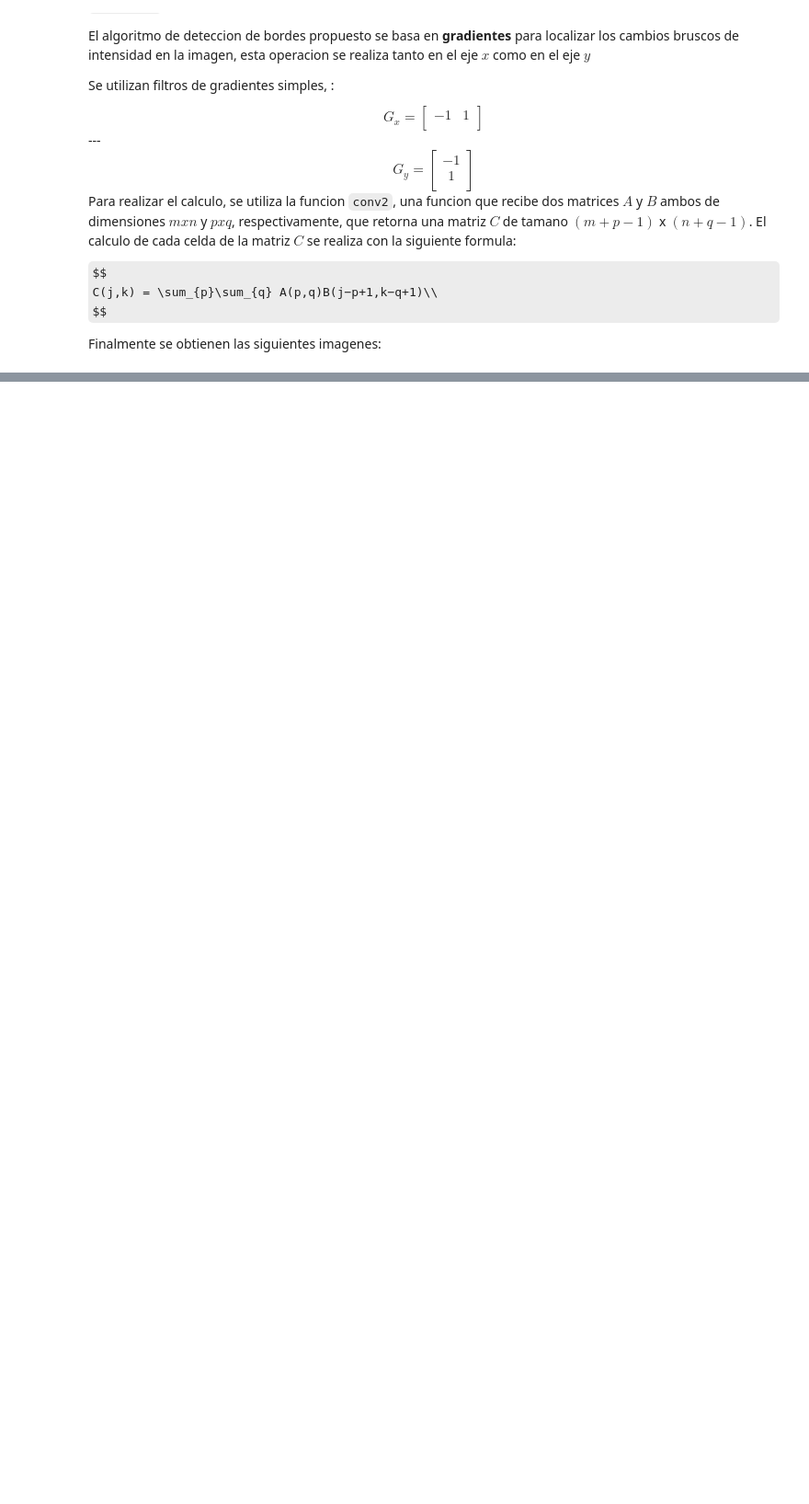
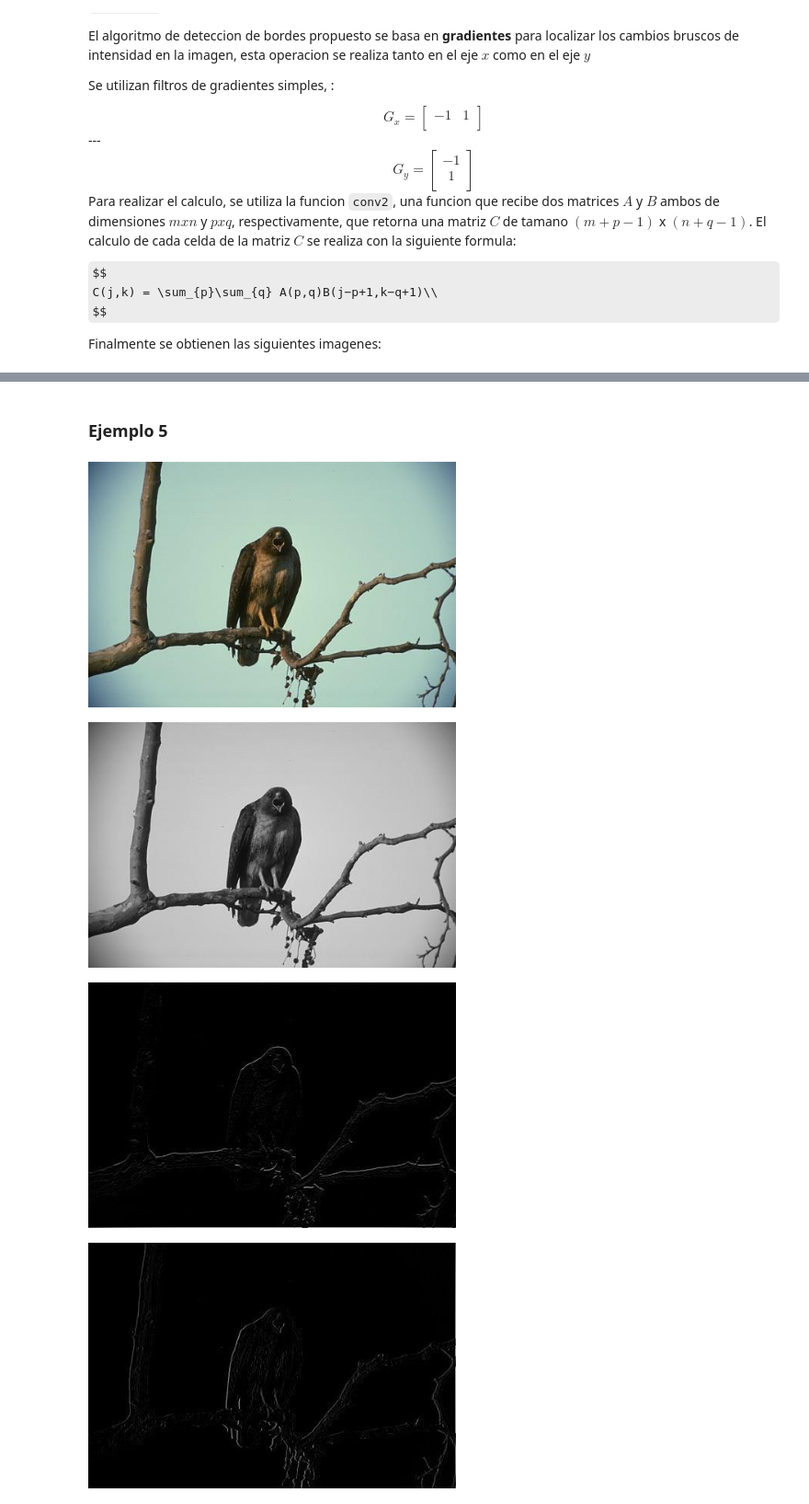
Before and after one commit to Marceeaax/FuzzyLogic, a Jupyter notebook: EdgeDetection/JupyterNotebook/ExplicacionesyEjemplos.ipynb, the cells around one changed output, grey strips where cells are left out. Shown at 92% size. Drawn from its saved outputs; the diff is of its cells as text; code cells hidden in the pictures; some formulas as TeX source; blank space fills up the shorter version.

```diff
--- a/EdgeDetection/JupyterNotebook/ExplicacionesyEjemplos.ipynb
+++ b/EdgeDetection/JupyterNotebook/ExplicacionesyEjemplos.ipynb
@@ -100,0 +155,17 @@ Image(url= "Imagenes/Imagen1/imagen1bordes.jpg", width=400, height=400)
+# %% [markdown]
+### Ejemplo 5
+# %%
+urls = ['Imagenes/Imagen5/imagen5.jpg',
+        'Imagenes/Imagen5/imagen5engris.jpg',
+        'Imagenes/Imagen5/imagen5Gy.jpg',
+        'Imagenes/Imagen5/imagen5Gx.jpg',
+        'Imagenes/Imagen5/imagen5bordes.jpg'
+       ]
+
+for nombreimagen in urls:
+    display(Image(filename=nombreimagen,width=400, height=400))
+# %% [output]
+[figure, added]
+[figure, added]
+[figure, added]
+[figure, added]
```
Also changed, not shown: parts of 19 cells of this notebook, 20 other files.
